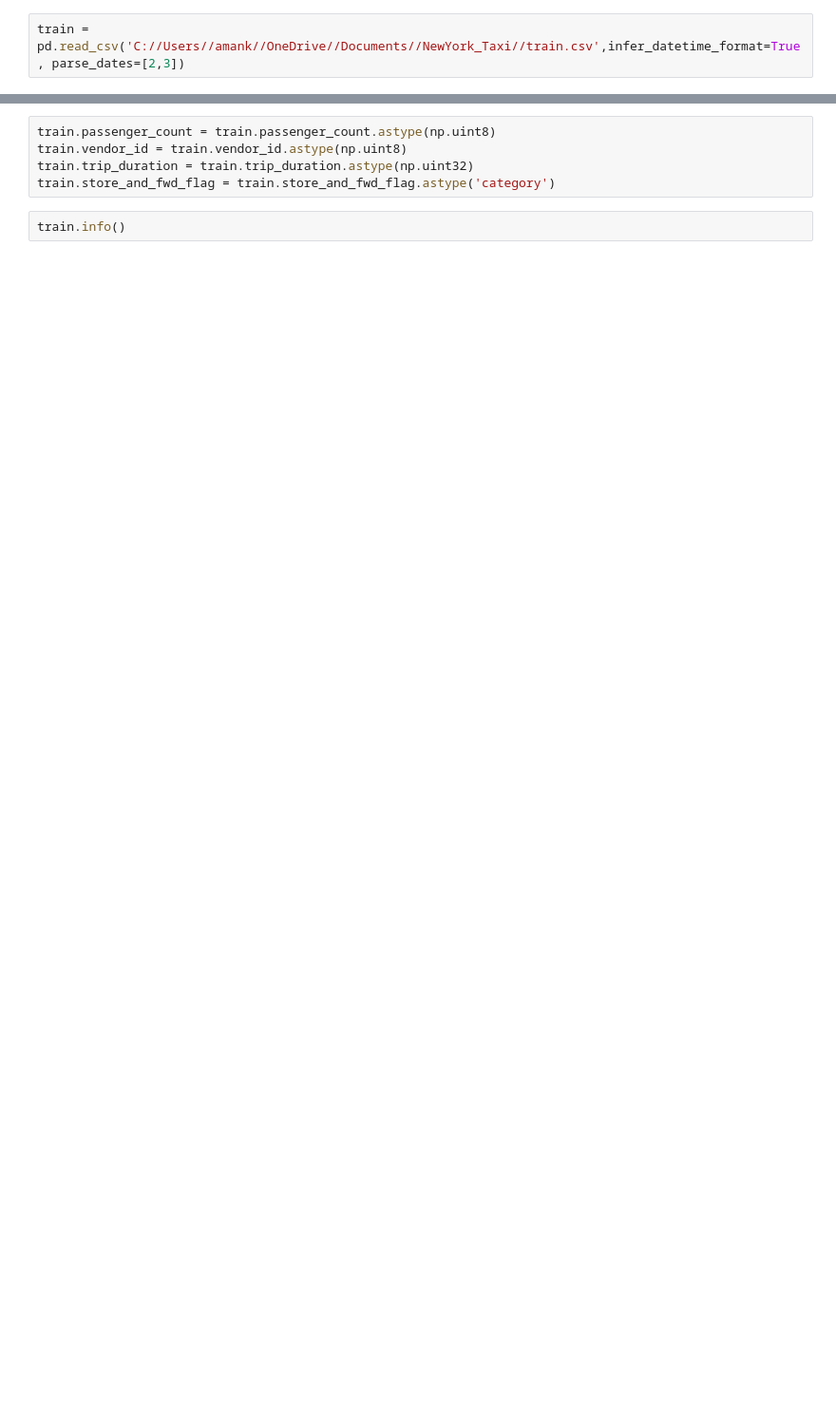
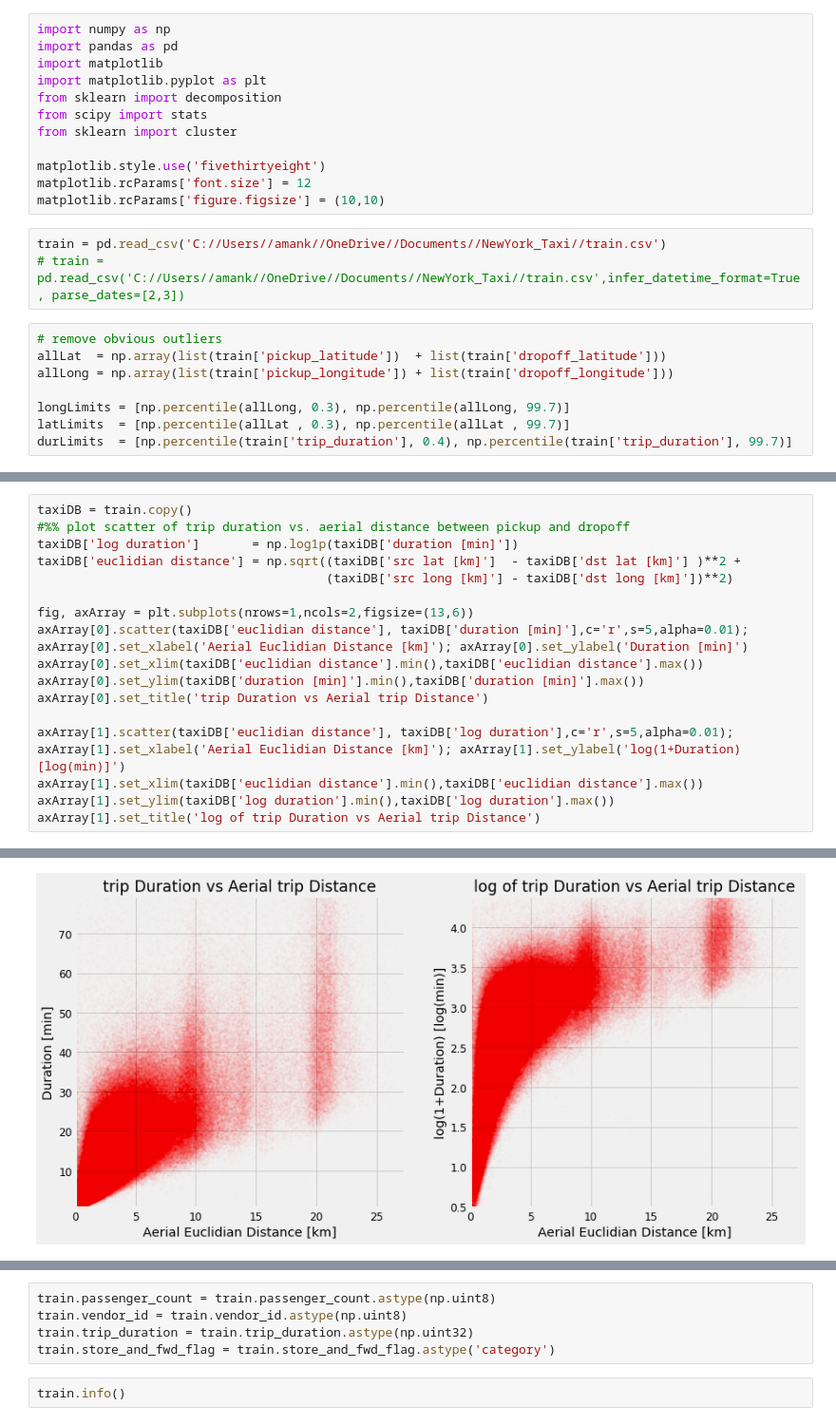
Before and after one commit to amankumar94/DataScienceRepo, a Jupyter notebook: NewYork_Taxi.ipynb, the cells around one changed output, grey strips where cells are left out. Shown at 95% size. Cells and saved outputs as stored; diff of their text form; blank space fills up the shorter version.

```diff
--- a/NewYork_Taxi.ipynb
+++ b/NewYork_Taxi.ipynb
@@ -4,2 +1,23 @@ import numpy as np
+# %%
+import numpy as np
+import pandas as pd
+import matplotlib
+import matplotlib.pyplot as plt
+from sklearn import decomposition
+from scipy import stats
+from sklearn import cluster
+
+matplotlib.style.use('fivethirtyeight')
+matplotlib.rcParams['font.size'] = 12
+matplotlib.rcParams['figure.figsize'] = (10,10)
 # %%
-train = pd.read_csv('C://Users//amank//OneDrive//Documents//NewYork_Taxi//train.csv',infer_datetime_format=True, parse_dates=[2,3])
+train = pd.read_csv('C://Users//amank//OneDrive//Documents//NewYork_Taxi//train.csv')
+# train = pd.read_csv('C://Users//amank//OneDrive//Documents//NewYork_Taxi//train.csv',infer_datetime_format=True, parse_dates=[2,3])
+# %%
+# remove obvious outliers
+allLat  = np.array(list(train['pickup_latitude'])  + list(train['dropoff_latitude']))
+allLong = np.array(list(train['pickup_longitude']) + list(train['dropoff_longitude']))
+
+longLimits = [np.percentile(allLong, 0.3), np.percentile(allLong, 99.7)]
+latLimits  = [np.percentile(allLat , 0.3), np.percentile(allLat , 99.7)]
+durLimits  = [np.percentile(train['trip_duration'], 0.4), np.percentile(train['trip_duration'], 99.7)]
@@ -5,0 +73,20 @@ train = pd.read_csv('C://Users//amank//OneDrive//Documents//NewYork_Taxi//train.
+# %%
+taxiDB = train.copy()
+#%% plot scatter of trip duration vs. aerial distance between pickup and dropoff
+taxiDB['log duration']       = np.log1p(taxiDB['duration [min]'])
+taxiDB['euclidian distance'] = np.sqrt((taxiDB['src lat [km]']  - taxiDB['dst lat [km]'] )**2 +
+                                       (taxiDB['src long [km]'] - taxiDB['dst long [km]'])**2)
+
+fig, axArray = plt.subplots(nrows=1,ncols=2,figsize=(13,6))
+axArray[0].scatter(taxiDB['euclidian distance'], taxiDB['duration [min]'],c='r',s=5,alpha=0.01);
+axArray[0].set_xlabel('Aerial Euclidian Distance [km]'); axArray[0].set_ylabel('Duration [min]')
+axArray[0].set_xlim(taxiDB['euclidian distance'].min(),taxiDB['euclidian distance'].max())
+axArray[0].set_ylim(taxiDB['duration [min]'].min(),taxiDB['duration [min]'].max())
+axArray[0].set_title('trip Duration vs Aerial trip Distance')
+
+axArray[1].scatter(taxiDB['euclidian distance'], taxiDB['log duration'],c='r',s=5,alpha=0.01);
+axArray[1].set_xlabel('Aerial Euclidian Distance [km]'); axArray[1].set_ylabel('log(1+Duration) [log(min)]')
+axArray[1].set_xlim(taxiDB['euclidian distance'].min(),taxiDB['euclidian distance'].max())
+axArray[1].set_ylim(taxiDB['log duration'].min(),taxiDB['log duration'].max())
+axArray[1].set_title('log of trip Duration vs Aerial trip Distance')
+# %% [output]
@@ -5,0 +94 @@ train = pd.read_csv('C://Users//amank//OneDrive//Documents//NewYork_Taxi//train.
+[figure, added]
```
Also changed, not shown: parts of 65 cells of this notebook, 11 other files.
